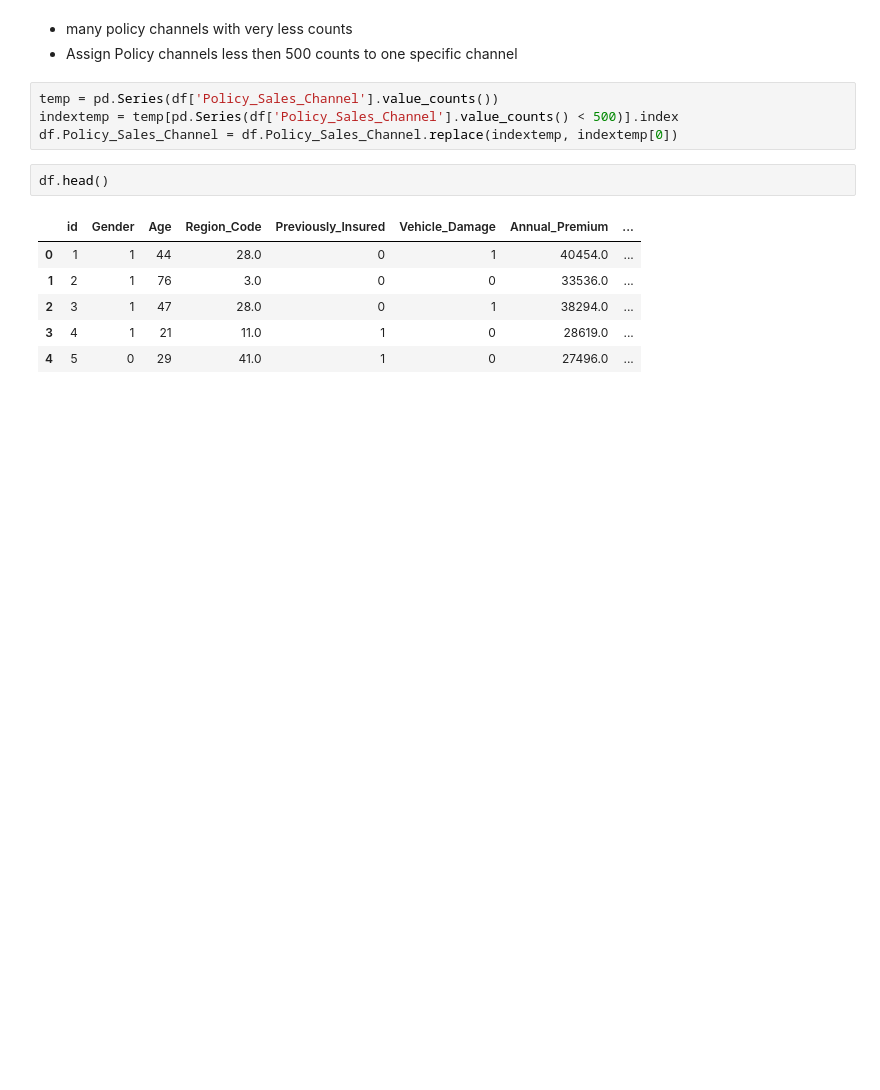
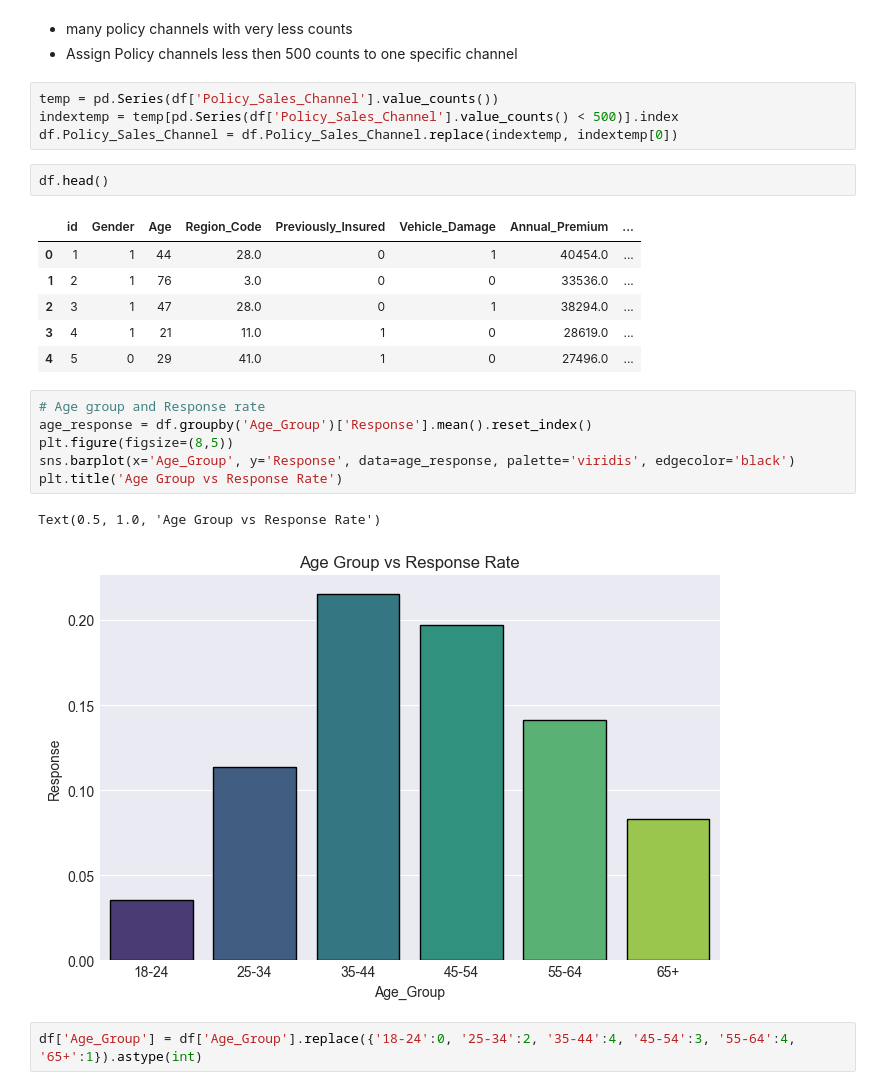
Before and after one commit to alysahab/vehicle_insurence_mlops, a Jupyter notebook: notebook/exp_notebook.ipynb, the cells around one changed output. Drawn from its saved outputs; the diff is of its cells as text; blank space fills up the shorter version.

```diff
--- a/notebook/exp_notebook.ipynb
+++ b/notebook/exp_notebook.ipynb
@@ -574,3 +583,14 @@ df.head()
 | 2 | 3 | 1 | 47 | 28.0 | 0 | 1 | 38294.0 | ... |
 | 3 | 4 | 1 | 21 | 11.0 | 1 | 0 | 28619.0 | ... |
 | 4 | 5 | 0 | 29 | 41.0 | 1 | 0 | 27496.0 | ... |
+# %%
+# Age group and Response rate
+age_response = df.groupby('Age_Group')['Response'].mean().reset_index()
+plt.figure(figsize=(8,5))
+sns.barplot(x='Age_Group', y='Response', data=age_response, palette='viridis', edgecolor='black')
+plt.title('Age Group vs Response Rate')
+# %% [output]
+Text(0.5, 1.0, 'Age Group vs Response Rate')
+[figure, added]
+# %%
+df['Age_Group'] = df['Age_Group'].replace({'18-24':0, '25-34':2, '35-44':4, '45-54':3, '55-64':4, '65+':1}).astype(int)
```
Also changed, not shown: parts of 21 cells of this notebook, 10 other files.
